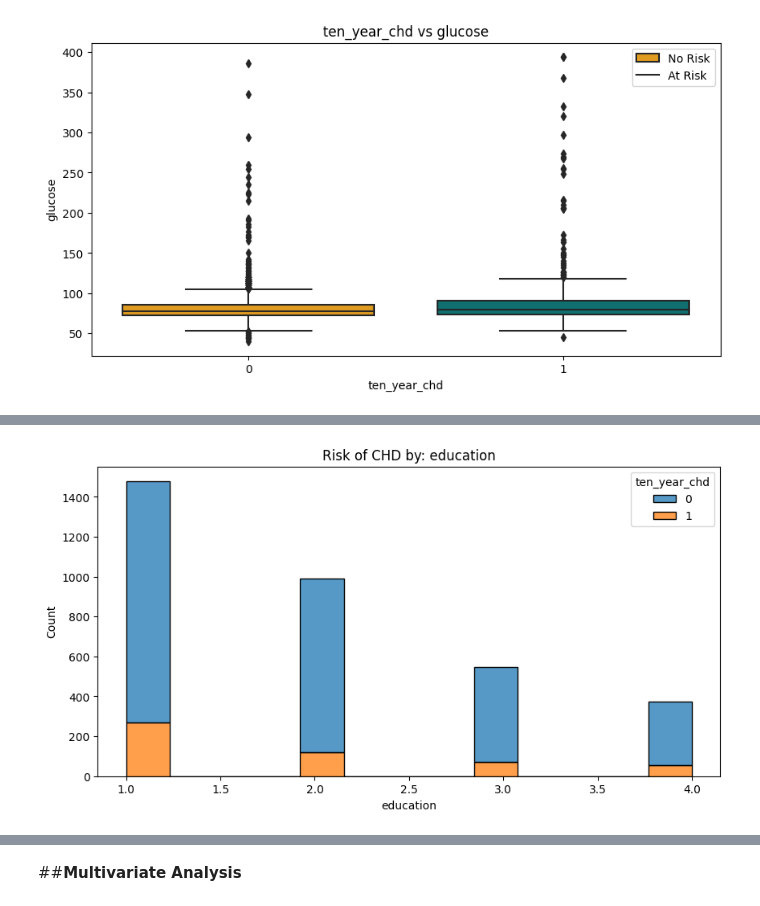
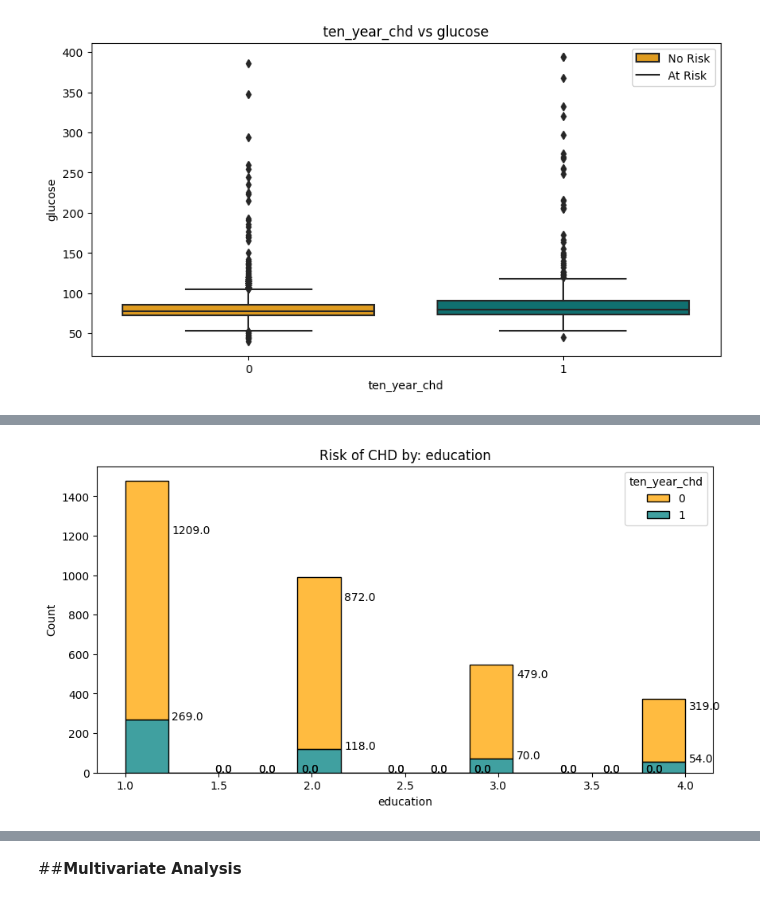
Before and after one commit to Malathy-Lata/Cardiovascular-Risk-Prediction_Classification_ML, a Jupyter notebook: S_Malathy_Lata_Cardiovascular_Risk_Prediction_Classification_ML.ipynb, the cells around one changed output, grey strips where cells are left out. Saved outputs shown, nothing was run; the diff lists cells and outputs as text; code cells hidden in the pictures.

```diff
--- a/S_Malathy_Lata_Cardiovascular_Risk_Prediction_Classification_ML.ipynb
+++ b/S_Malathy_Lata_Cardiovascular_Risk_Prediction_Classification_ML.ipynb
@@ -562,6 +606,8 @@ for i in continuous_var:
   sns.distplot(cv_risk_df[i])
   plt.axvline(cv_risk_df[i].mean(), color='magenta', linestyle='dashed', linewidth=2)
   plt.axvline(cv_risk_df[i].median(), color='black', linestyle='dashed', linewidth=2)
+  plt.xticks(fontsize=10)
+  plt.yticks(fontsize=10)
   plt.title('Distribution of '+i)
   plt.show()
 # %% [output]
@@ -579,7 +627,11 @@ for i in continuous_var:
 #Analysing the distribution of categorical variables in the dataset
 for i in categorical_var:
   plt.figure(figsize=(10,5))
-  cv_risk_df[i].value_counts().plot.bar()
+  ax=cv_risk_df[i].value_counts().plot.bar()
   plt.xlabel(i)
+  plt.xticks(fontsize=10)
+  plt.yticks(fontsize=10)
   plt.title('Distribution of '+i)
+  for p in ax.patches:
+   ax.annotate('{:.1f}'.format(p.get_height()), (p.get_x()+0.25, p.get_height()+0.01))
 # %% [output]
@@ -601,6 +661,8 @@ for i in continuous_var:
   my_palette = {0 : 'orange' , 1 : 'teal'}
   sns.boxplot(x = dependent_var[0], y =i, data= cv_risk_df, palette= my_palette)
   plt.title(dependent_var[0]+' vs '+i)
+  plt.xticks(fontsize=10)
+  plt.yticks(fontsize=10)
   plt.legend(['No Risk','At Risk'])
   plt.show()
 # %% [output]
@@ -615,9 +683,14 @@ for i in continuous_var:
 # %%
-#Relationship between the dependent variable and continuous independent variables
+#Relationship between the dependent variable and categorical independent variables
 for i in categorical_var:
   plt.figure(figsize=(10,5))
-  sns.histplot(x=i, hue=dependent_var[0], data=cv_risk_df, stat="count", multiple="stack")
+  my_palette = {0 : 'orange' , 1 : 'teal'}
+  ax=sns.histplot(x=i, hue=dependent_var[0], data=cv_risk_df, stat="count", multiple="stack", palette= my_palette)
+  plt.xticks(fontsize=10)
+  plt.yticks(fontsize=10)
   plt.title('Risk of CHD by: '+i)
+  for p in ax.patches:
+   ax.annotate('{:.1f}'.format(p.get_height()), (p.get_x()+0.25, p.get_height()+0.01))
   plt.show()
 # %% [output]
-[figure, old version]
+[figure, new version]
```
Also changed, not shown: parts of 167 cells of this notebook.
